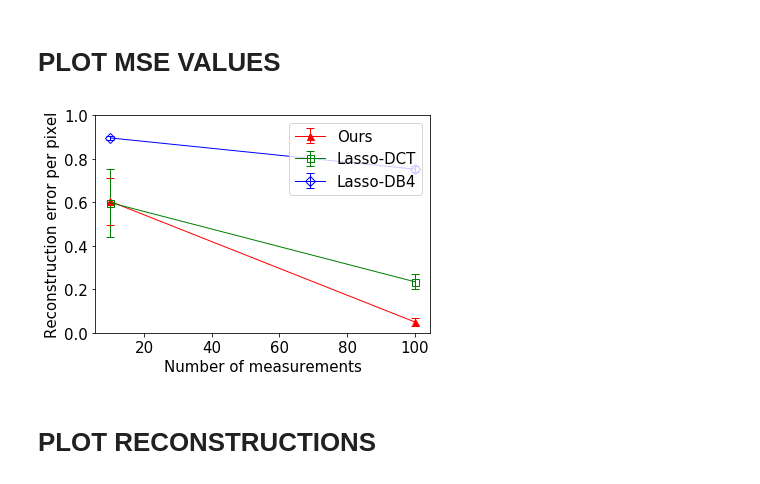
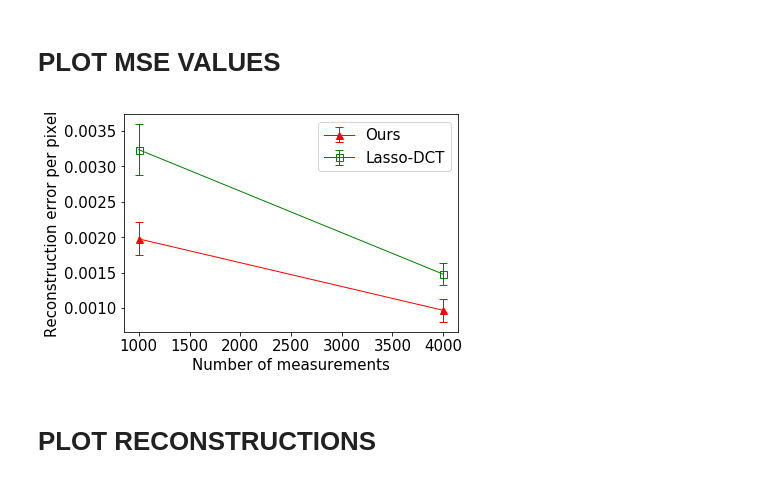
Before and after one commit to davevanveen/compsensing_dip, a Jupyter notebook: plot.ipynb, the cells around one changed output. Drawn from its saved outputs; the diff is of its cells as text; code cells hidden in the pictures.

Commit message:
added notebook for plotting

```diff
--- a/plot.ipynb
+++ b/plot.ipynb
@@ -22,10 +22,11 @@ args = Args()
 # %% [markdown]
 # CHANGE THESE VARIABLES FOR DIFFERENT EXPERIMENTS
 # %%
-DATASET = 'mnist' # 'xray'
-DEMO = 'True' # False
+DATASET = 'xray' #'mnist' #
+DEMO = 'True' # 'True'
 
-NUM_MEASUREMENTS_LIST = [10,100]
+NUM_MEASUREMENTS_LIST = [1000,4000]
+BASIS_LIST = ['csdip','dct']#,'wavelet']
 
 args.DATASET = DATASET
 args.DEMO = DEMO
@@ -36,7 +37,7 @@ args.DEMO = DEMO
 if args.DATASET == 'mnist':
     args.IMG_SIZE = 28
     args.NUM_CHANNELS = 1
-    args.DEMO = 'True'
+    args.DEMO = DEMO
     if DEMO == 'True':
         args.IMG_PATH = 'data/mnist_demo/'
     else:
@@ -44,7 +45,7 @@ if args.DATASET == 'mnist':
 elif args.DATASET == 'xray':
     args.IMG_SIZE = 256
     args.NUM_CHANNELS = 1
-    args.DEMO = 'True'
+    args.DEMO = DEMO
     if args.DEMO == 'True':
         args.IMG_PATH = 'data/xray_demo/'
     else:
@@ -86,7 +87,6 @@ for BASIS in BASIS_LIST:
 # %% [markdown]
 # SET VALUES FOR MARKERS IN PLOT
 # %%
-BASIS_LIST = ['csdip','dct','wavelet']
 KWARGS_DICT = {'csdip':{"fmt":'r-', "label":'Ours', "marker":"^", "markersize":7,"capsize":4., "linewidth":1, "elinewidth":1},
               'dct':{"fmt":'g-', "label":'Lasso-DCT', "marker":"s", "markersize":7,"capsize":4., "linewidth":1, "elinewidth":1, "markerfacecolor":'None'},
               'wavelet':{"fmt":'b-', "label":'Lasso-DB4', "marker":"D", "markersize":7,"capsize":4., "linewidth":1, "elinewidth":1, "markerfacecolor":'None'}
@@ -96,30 +96,30 @@ KWARGS_DICT = {'csdip':{"fmt":'r-', "label":'Ours', "marker":"^", "markersize":7
 # %%
 for BASIS in BASIS_LIST:
     kwargs = KWARGS_DICT[BASIS]
     y_temp = []
     y_error = []
     x_temp = NUM_MEASUREMENTS_LIST
     for NUM_MEASUREMENTS in NUM_MEASUREMENTS_LIST:
         n = len(MSE[BASIS][NUM_MEASUREMENTS])
         mse = np.mean(MSE[BASIS][NUM_MEASUREMENTS])
         error = np.std(MSE[BASIS][NUM_MEASUREMENTS]) / np.sqrt(1.0*n)
         y_temp.append(mse)
         y_error.append(error)
     plt.errorbar(x_temp,y_temp,y_error,**kwargs)
 
-plt.ylim([0,1.0])
+# plt.ylim([0,1.0])
 plt.ylabel('Reconstruction error per pixel')
 plt.xlabel('Number of measurements')
 plt.legend(loc='upper right')
 
 pdf_save_path = args.MSE_PLOT_PATH
 pdf = PdfPages(pdf_save_path)
 pdf.savefig(bbox_inches='tight')
 pdf.close()
 
 plt.show()
 # %% [output]
-[figure, old version]
+[figure, new version]
 # %% [markdown]
 # PLOT RECONSTRUCTIONS
 # %%
```
Also changed, not shown: parts of 1 cell of this notebook.
